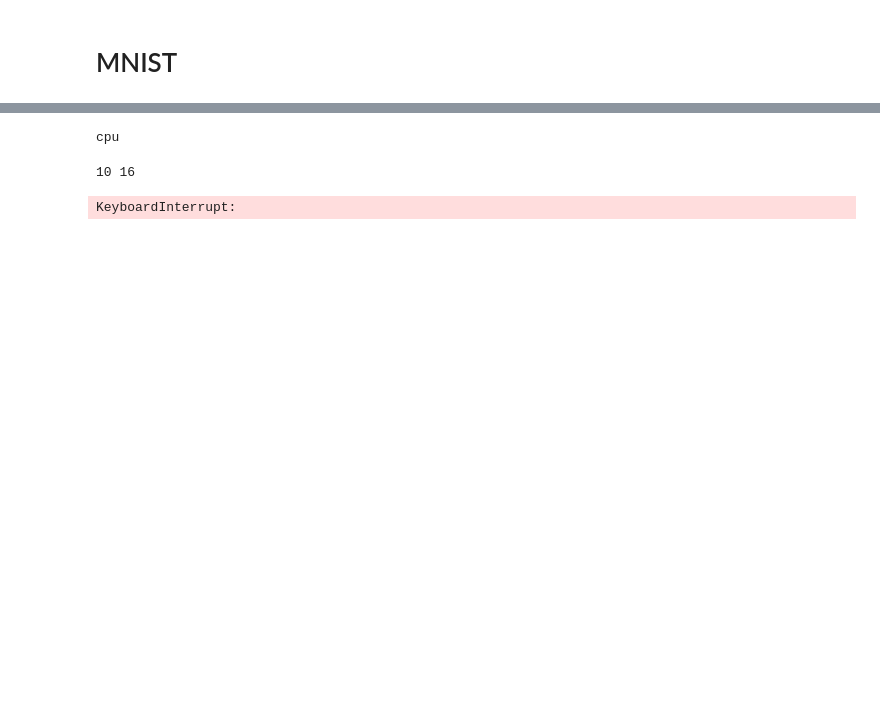
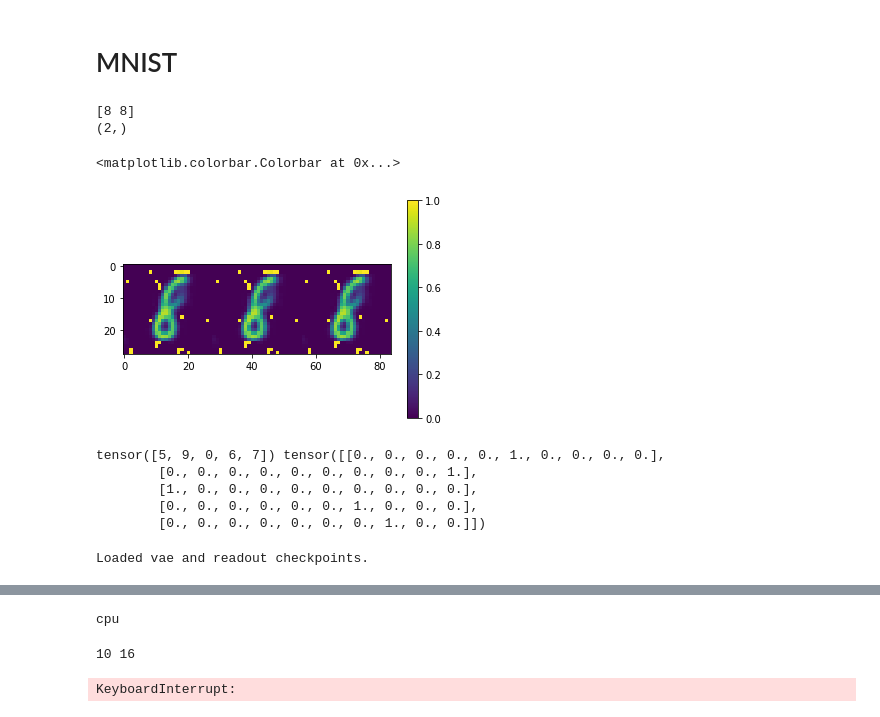
Before and after one commit to ABL-Lab/ambiguous-dataset, a Jupyter notebook: ambiguous/train/train_MNIST_final_conv.ipynb, the cells around one changed output, grey strips where cells are left out. Saved outputs shown, nothing was run; the diff lists cells and outputs as text; code cells hidden in the pictures; blank space fills up the shorter version.

```diff
--- a/ambiguous/train/train_MNIST_final_conv.ipynb
+++ b/ambiguous/train/train_MNIST_final_conv.ipynb
@@ -31,2 +31,38 @@ from ambiguous.dataset.dataset import partition_dataset
 import wandb
 from pytorch_lightning.loggers import WandbLogger
+# %%
+root='/network/scratch/n/nizar.islah/amnist/'
+example = np.load(root+'/amnist/test/450_image.npy')/255.
+label = np.load(root+'/amnist/test/450_label.npy')
+print(label)
+plt.imshow(example.transpose(1,2,0));print(label.shape)
+plt.colorbar()
+# %% [output]
+[8 8]
+(2,)
+<matplotlib.colorbar.Colorbar at 0x...>
+[figure, added]
+# %%
+n_cls=10
+device='cpu'
+y=(torch.rand(5, 1) * 10).type(torch.LongTensor).squeeze()
+onehot=torch.zeros(n_cls, n_cls).to(device).scatter_(1, torch.LongTensor(range(n_cls)).view(n_cls,1).to(device), 1).view(n_cls, n_cls)
+print(y, onehot[y])
+# %% [output]
+tensor([5, 9, 0, 6, 7]) tensor([[0., 0., 0., 0., 0., 1., 0., 0., 0., 0.],
+        [0., 0., 0., 0., 0., 0., 0., 0., 0., 1.],
+        [1., 0., 0., 0., 0., 0., 0., 0., 0., 0.],
+        [0., 0., 0., 0., 0., 0., 1., 0., 0., 0.],
+        [0., 0., 0., 0., 0., 0., 0., 1., 0., 0.]])
+# %%
+from ambiguous.models.vae import MLPVAE
+from ambiguous.models.readout import Readout
+device='cpu'
+vae = MLPVAE(latent_dim=10, input_img_size=28).to(device)
+vae.load_state_dict(torch.load(root+'mlp_vae.pth', map_location='cpu'))
+readout = Readout(latent_dim=10, h=512, n_classes=10).to(device)
+readout.load_state_dict(torch.load(root+'readout.pth', map_location='cpu'))
+vae.eval(); readout.eval()
+print("Loaded vae and readout checkpoints.")
+# %% [output]
+Loaded vae and readout checkpoints.
```
Also changed, not shown: parts of 8 cells of this notebook, 4 other files.
